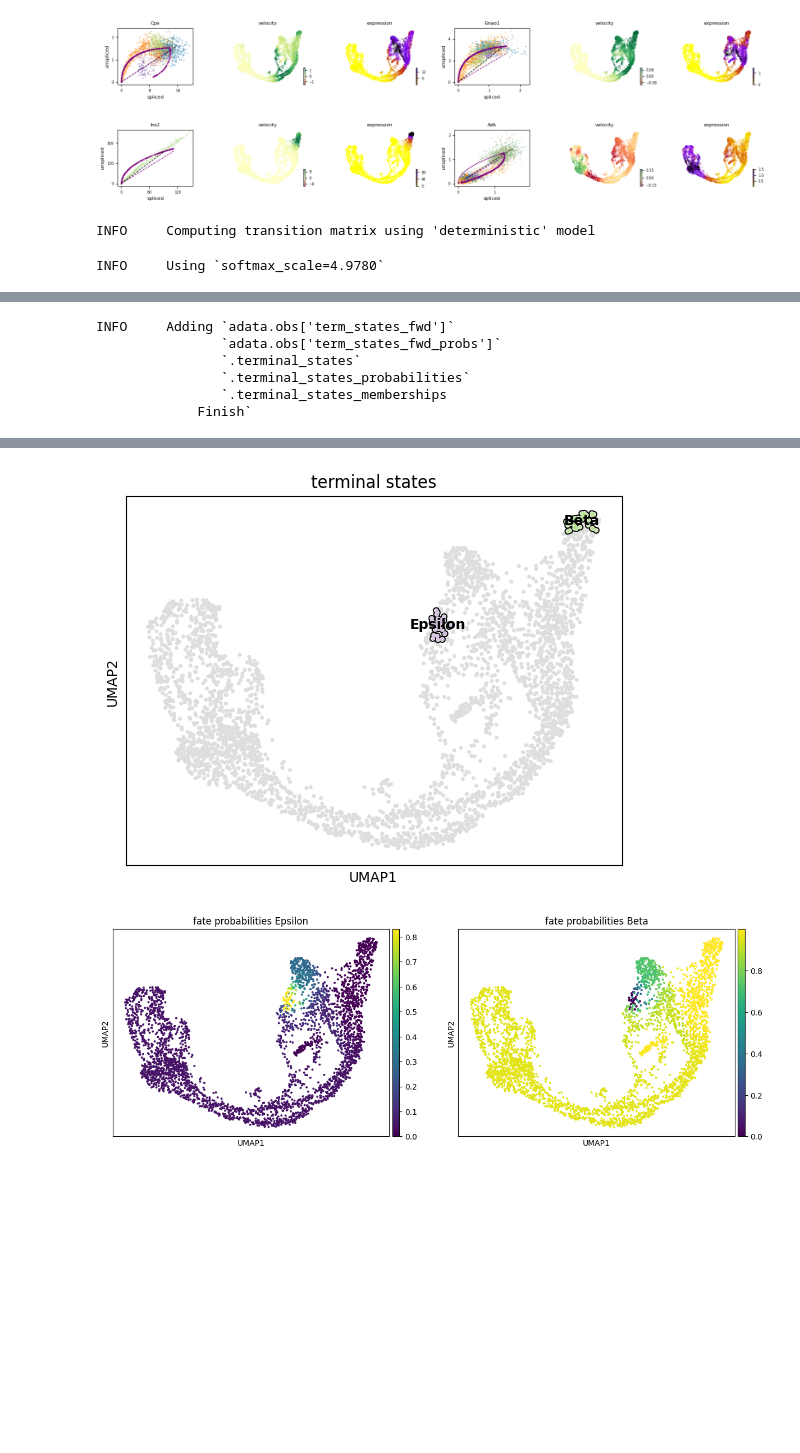
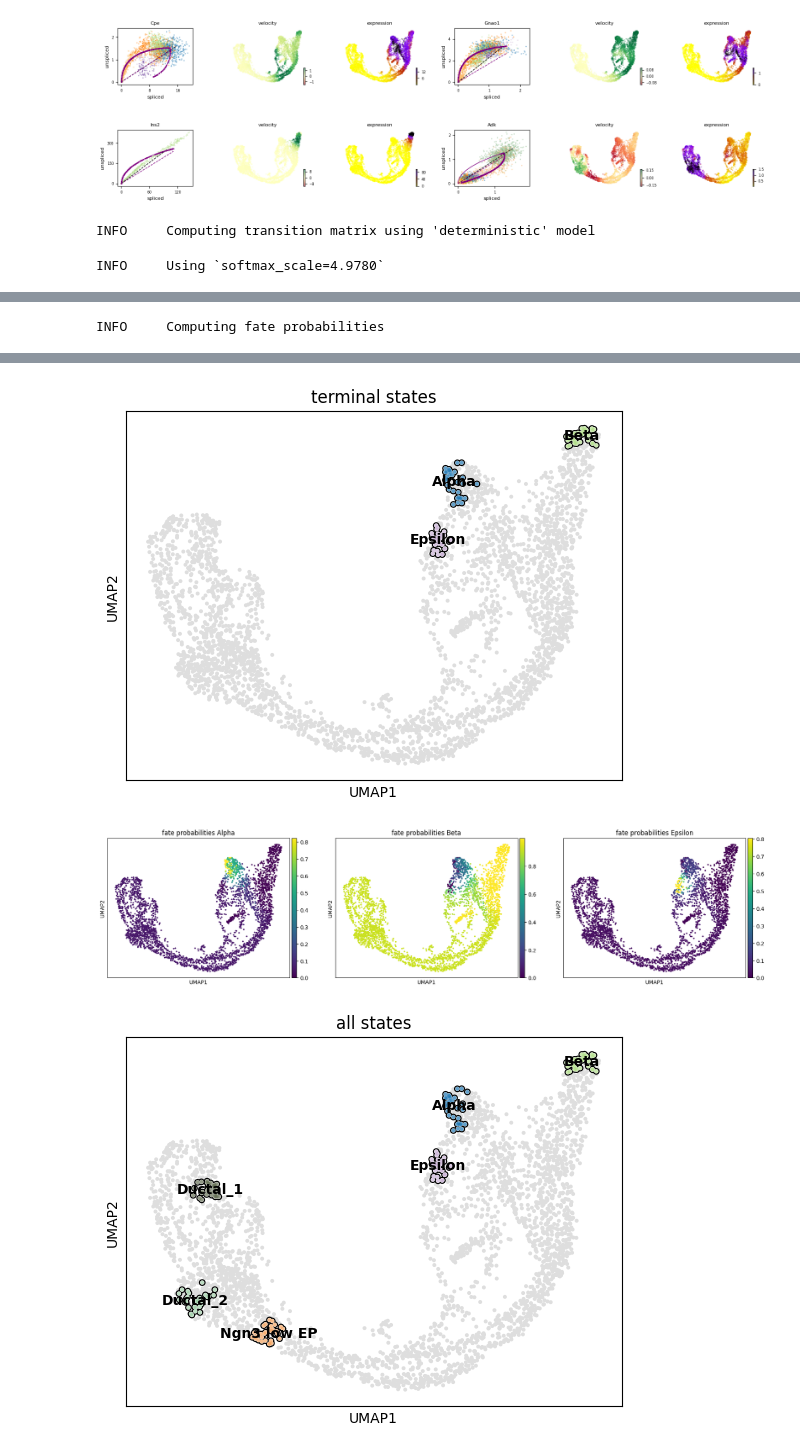
Before and after one commit to paggalih/project, a Jupyter notebook: scvelo/cluster.ipynb, the cells around one changed output, grey strips where cells are left out. Cells and saved outputs as stored; diff of their text form; code cells hidden in the pictures; blank space fills up the shorter version.

```diff
--- a/scvelo/cluster.ipynb
+++ b/scvelo/cluster.ipynb
@@ -131,16 +131,20 @@ g.compute_macrostates(n_states=10, cluster_key="clusters")
 g.plot_macrostates(which="all", save="macrostates.png")
 
 # 4. Terminal states
-g.predict_terminal_states()
-g.plot_macrostates(which="terminal", save="terminal.png")
+g.set_terminal_states(states=["Alpha", "Beta", "Epsilon"])
+g.plot_macrostates(which="terminal", save="terminal_fixed.png")
+
 
 # 5. Fate probabilities
 g.compute_fate_probabilities()
-g.plot_fate_probabilities(same_plot=False, save="fates.png")
+g.plot_fate_probabilities(same_plot=False, save="fates_fixed.png")
 
 # 6. Driver genes for Beta
 drivers = g.compute_lineage_drivers(cluster_key="clusters")
 print(drivers.sort_values("Beta_corr", ascending=False).head(10))
+
+g.compute_macrostates(n_states=6, cluster_key="clusters")
+g.plot_macrostates(which="all", save="macrostates_6.png")
 # %% [output]
 INFO     Computing transition matrix using 'deterministic' model
 INFO     Using `softmax_scale=4.9780`
@@ -173,6 +183 @@ INFO     Adding `.macrostates`
-INFO     Adding `adata.obs['term_states_fwd']`
-                `adata.obs['term_states_fwd_probs']`
-                `.terminal_states`
-                `.terminal_states_probabilities`
-                `.terminal_states_memberships
-             Finish`
+INFO     Computing fate probabilities
@@ -200,4 +210,5 @@ Nnat          0.223050
 [figure]
 [figure]
-[figure, old version]
+[figure, new version]
-[figure, old version]
+[figure, new version]
+[figure, added]
```
Also changed, not shown: parts of 1 cell of this notebook.
